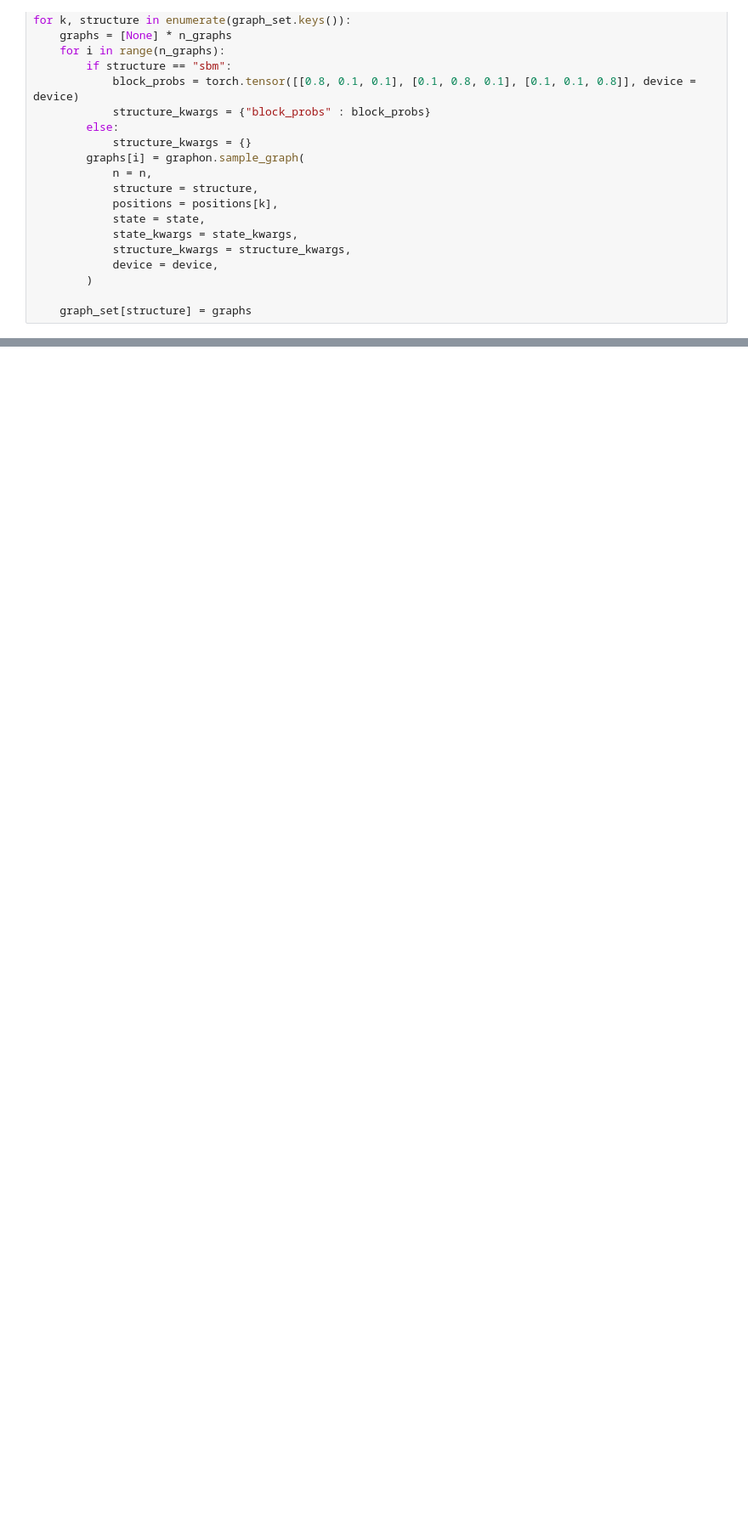
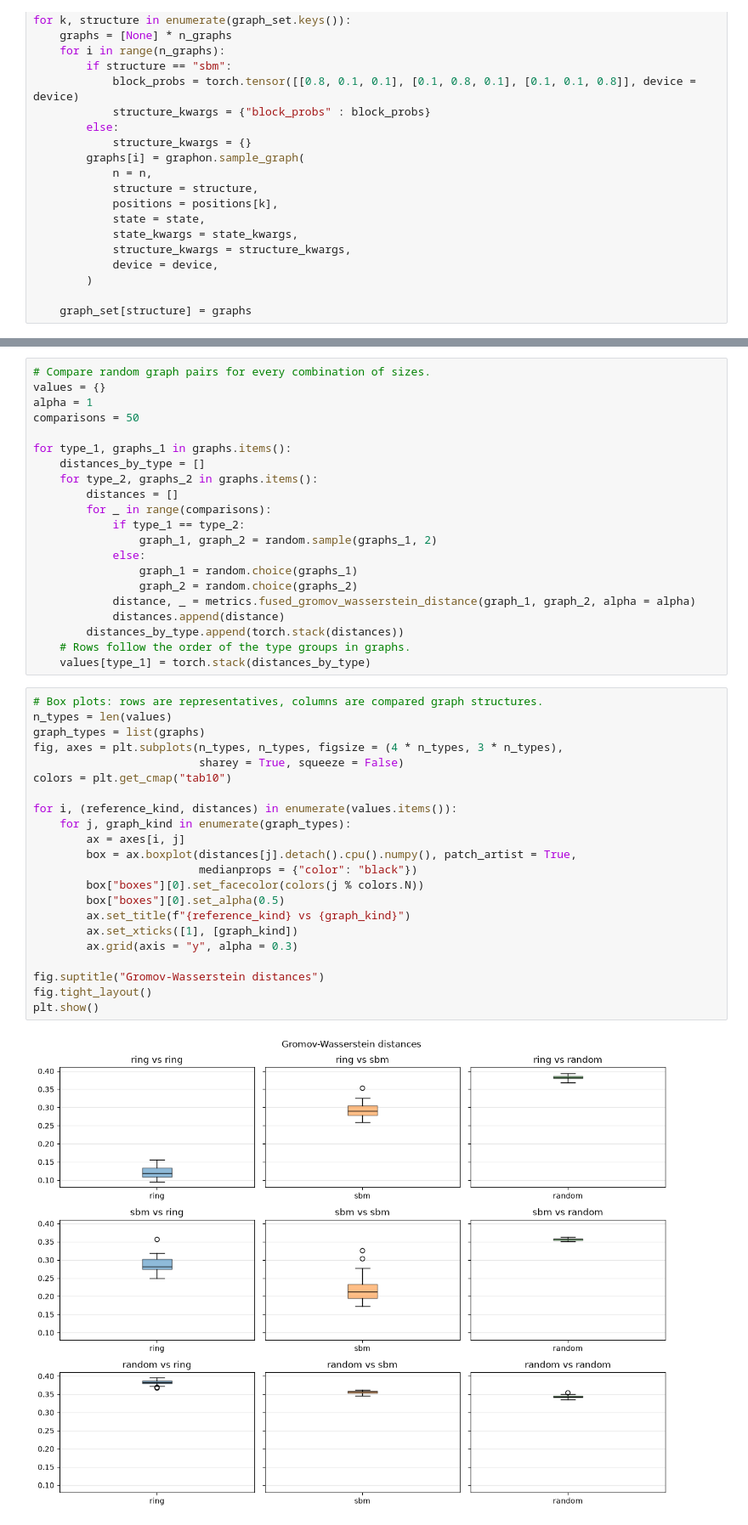
Before and after one commit to lucafrattegiani/graphs, a Jupyter notebook: notebooks/graph_metrics.ipynb, the cells around one changed output, grey strips where cells are left out. Shown at 85% size. Cells and saved outputs as stored; diff of their text form; blank space fills up the shorter version.

```diff
--- a/notebooks/graph_metrics.ipynb
+++ b/notebooks/graph_metrics.ipynb
@@ -194,0 +279,45 @@ graphon.plot_graph(graph, title = f"Spectral clustering of {mode} graph {number}
+# %%
+# Compare random graph pairs for every combination of sizes.
+values = {}
+alpha = 1
+comparisons = 50
+
+for type_1, graphs_1 in graphs.items():
+    distances_by_type = []
+    for type_2, graphs_2 in graphs.items():
+        distances = []
+        for _ in range(comparisons):
+            if type_1 == type_2:
+                graph_1, graph_2 = random.sample(graphs_1, 2)
+            else:
+                graph_1 = random.choice(graphs_1)
+                graph_2 = random.choice(graphs_2)
+            distance, _ = metrics.fused_gromov_wasserstein_distance(graph_1, graph_2, alpha = alpha)
+            distances.append(distance)
+        distances_by_type.append(torch.stack(distances))
+    # Rows follow the order of the type groups in graphs.
+    values[type_1] = torch.stack(distances_by_type)
+# %%
+# Box plots: rows are representatives, columns are compared graph structures.
+n_types = len(values)
+graph_types = list(graphs)
+fig, axes = plt.subplots(n_types, n_types, figsize = (4 * n_types, 3 * n_types),
+                         sharey = True, squeeze = False)
+colors = plt.get_cmap("tab10")
+
+for i, (reference_kind, distances) in enumerate(values.items()):
+    for j, graph_kind in enumerate(graph_types):
+        ax = axes[i, j]
+        box = ax.boxplot(distances[j].detach().cpu().numpy(), patch_artist = True,
+                         medianprops = {"color": "black"})
+        box["boxes"][0].set_facecolor(colors(j % colors.N))
+        box["boxes"][0].set_alpha(0.5)
+        ax.set_title(f"{reference_kind} vs {graph_kind}")
+        ax.set_xticks([1], [graph_kind])
+        ax.grid(axis = "y", alpha = 0.3)
+
+fig.suptitle("Gromov-Wasserstein distances")
+fig.tight_layout()
+plt.show()
+# %% [output]
+[figure, added]
```
Also changed, not shown: parts of 18 cells of this notebook, 8 other files.
